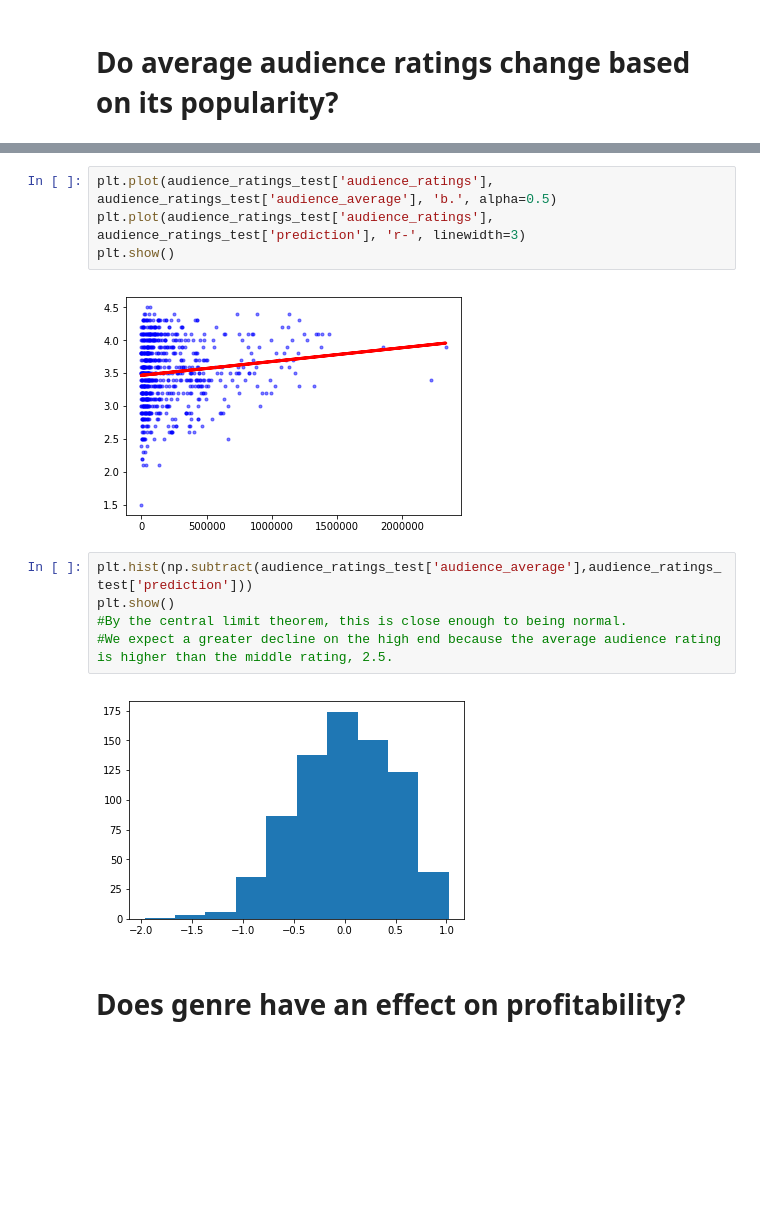
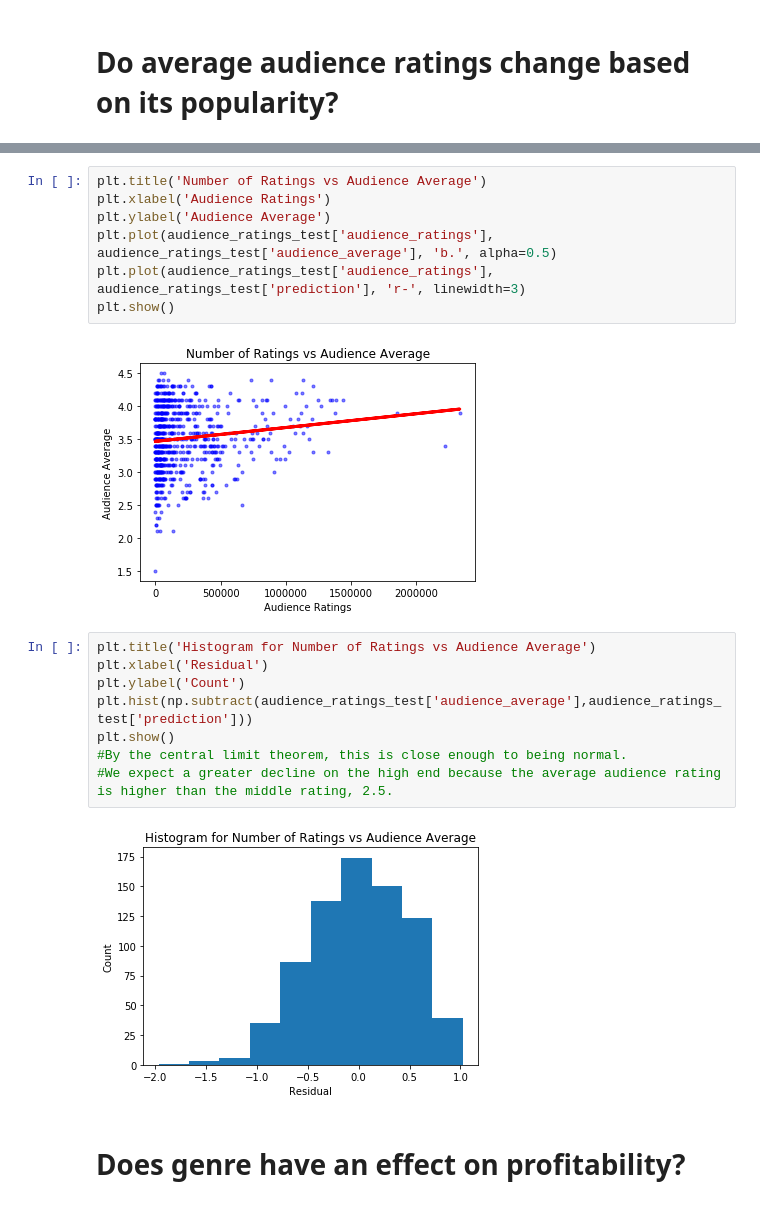
Before and after one commit to period23dijason/wikidata, a Jupyter notebook: wikidata.ipynb, the cells around one changed output, grey strips where cells are left out. Cells and saved outputs as stored; diff of their text form; blank space fills up the shorter version.

```diff
--- a/wikidata.ipynb
+++ b/wikidata.ipynb
@@ -144,16 +156,22 @@ print(fit.rvalue) #correlation coefficient is low, so it is not very correlated
 # %%
+plt.title('Number of Ratings vs Audience Average')
+plt.xlabel('Audience Ratings')
+plt.ylabel('Audience Average')
 plt.plot(audience_ratings_test['audience_ratings'], audience_ratings_test['audience_average'], 'b.', alpha=0.5)
 plt.plot(audience_ratings_test['audience_ratings'], audience_ratings_test['prediction'], 'r-', linewidth=3)
 plt.show()
 # %% [output]
-[figure, old version]
+[figure, new version]
 # %%
+plt.title('Histogram for Number of Ratings vs Audience Average')
+plt.xlabel('Residual')
+plt.ylabel('Count')
 plt.hist(np.subtract(audience_ratings_test['audience_average'],audience_ratings_test['prediction']))
 plt.show()
 #By the central limit theorem, this is close enough to being normal.
 #We expect a greater decline on the high end because the average audience rating is higher than the middle rating, 2.5.
 # %% [output]
-[figure, old version]
+[figure, new version]
 # %% [markdown]
 # Does genre have an effect on profitability?
 # %%
```
Also changed, not shown: parts of 8 cells of this notebook, 1 other file.
